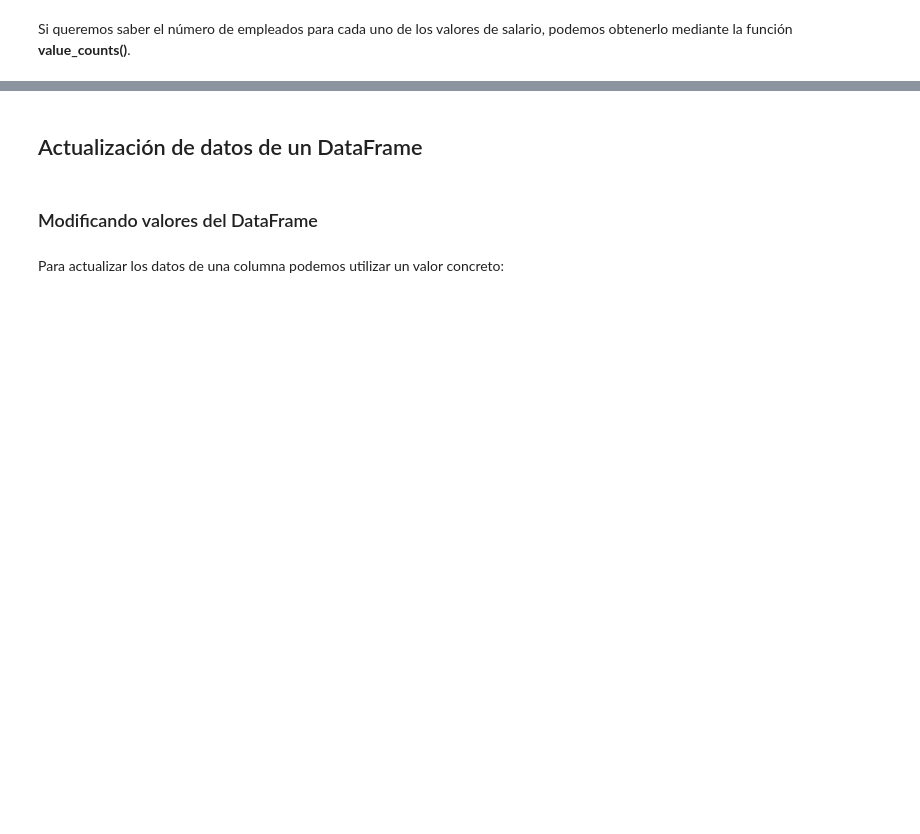
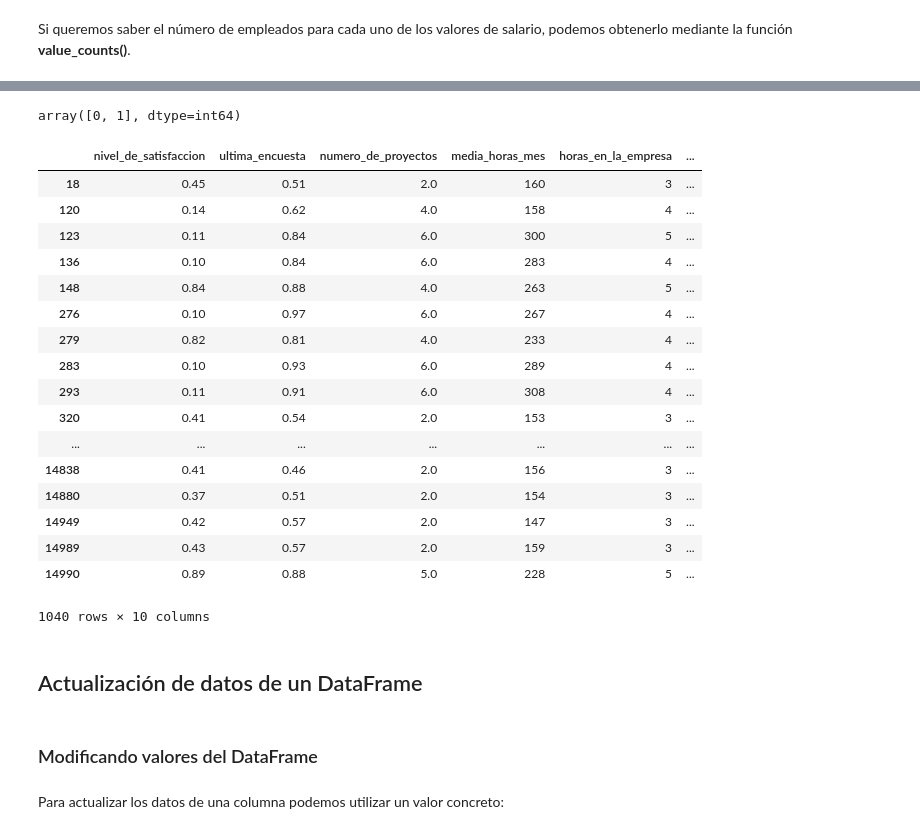
Before and after one commit to albertopastormr/bod-ecv, a Jupyter notebook: module2_Python/day2/pandas.ipynb, the cells around one changed output, grey strips where cells are left out. Cells and saved outputs as stored; diff of their text form; code cells hidden in the pictures; blank space fills up the shorter version.

```diff
--- a/module2_Python/day2/pandas.ipynb
+++ b/module2_Python/day2/pandas.ipynb
@@ -468,3 +564,29 @@ serie.plot(kind='bar');
+# %%
+tabla.accidente_de_trabajo.unique()
+# %% [output]
+array([0, 1], dtype=int64)
+# %%
+emps_salario_bajo = tabla[(tabla.salario == 'low') & (tabla.accidente_de_trabajo == 1)]
+emps_salario_bajo
+# %% [output]
+|  | nivel_de_satisfaccion | ultima_encuesta | numero_de_proyectos | media_horas_mes | horas_en_la_empresa | ... |
+| 18 | 0.45 | 0.51 | 2.0 | 160 | 3 | ... |
+| 120 | 0.14 | 0.62 | 4.0 | 158 | 4 | ... |
+| 123 | 0.11 | 0.84 | 6.0 | 300 | 5 | ... |
+| 136 | 0.10 | 0.84 | 6.0 | 283 | 4 | ... |
+| 148 | 0.84 | 0.88 | 4.0 | 263 | 5 | ... |
+| 276 | 0.10 | 0.97 | 6.0 | 267 | 4 | ... |
+| 279 | 0.82 | 0.81 | 4.0 | 233 | 4 | ... |
+| 283 | 0.10 | 0.93 | 6.0 | 289 | 4 | ... |
+| 293 | 0.11 | 0.91 | 6.0 | 308 | 4 | ... |
+| 320 | 0.41 | 0.54 | 2.0 | 153 | 3 | ... |
+| ... | ... | ... | ... | ... | ... | ... |
+| 14838 | 0.41 | 0.46 | 2.0 | 156 | 3 | ... |
+| 14880 | 0.37 | 0.51 | 2.0 | 154 | 3 | ... |
+| 14949 | 0.42 | 0.57 | 2.0 | 147 | 3 | ... |
+| 14989 | 0.43 | 0.57 | 2.0 | 159 | 3 | ... |
+| 14990 | 0.89 | 0.88 | 5.0 | 228 | 5 | ... |
+1040 rows × 10 columns
 # %% [markdown]
 ##  Actualización de datos de un DataFrame
 # %% [markdown]
```
Also changed, not shown: parts of 50 cells of this notebook, 2 other files.
